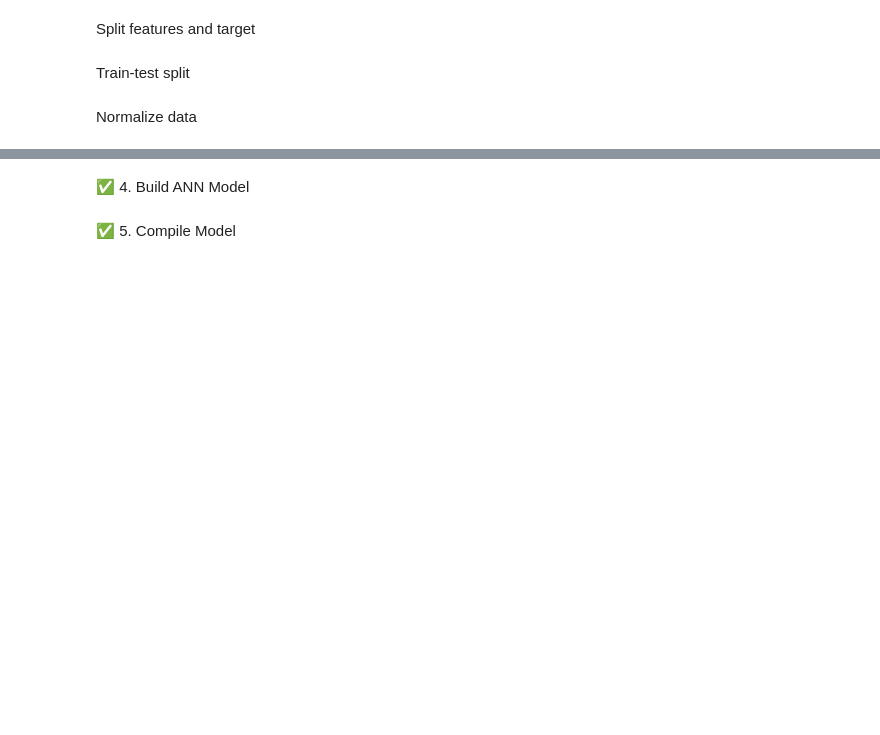
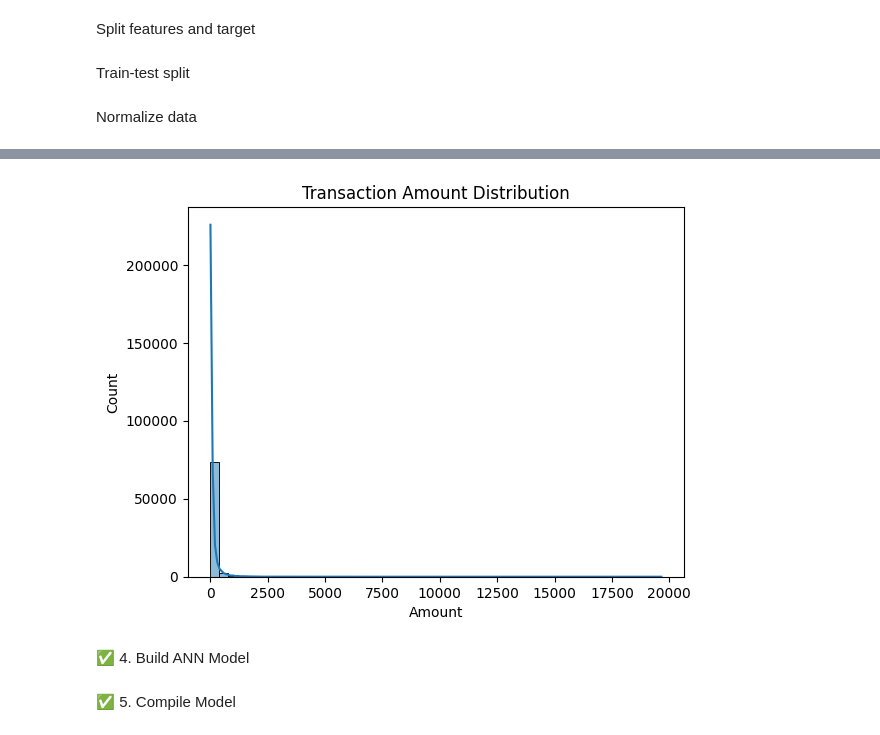
Before and after one commit to alkhurayjah/Task_DL, a Jupyter notebook: Saad_alshahrani_DL.ipynb, the cells around one changed output, grey strips where cells are left out. Drawn from its saved outputs; the diff is of its cells as text; code cells hidden in the pictures; blank space fills up the shorter version.

```diff
--- a/Saad_alshahrani_DL.ipynb
+++ b/Saad_alshahrani_DL.ipynb
@@ -102,3 +120,9 @@ X_test = scaler.transform(X_test)
+# %%
+sns.histplot(df['Amount'], bins=50, kde=True)
+plt.title("Transaction Amount Distribution")
+plt.show()
+# %% [output]
+[figure, added]
 # %% [markdown]
 ✅ 4. Build ANN Model
 # %%
```
Also changed, not shown: parts of 14 cells of this notebook.
